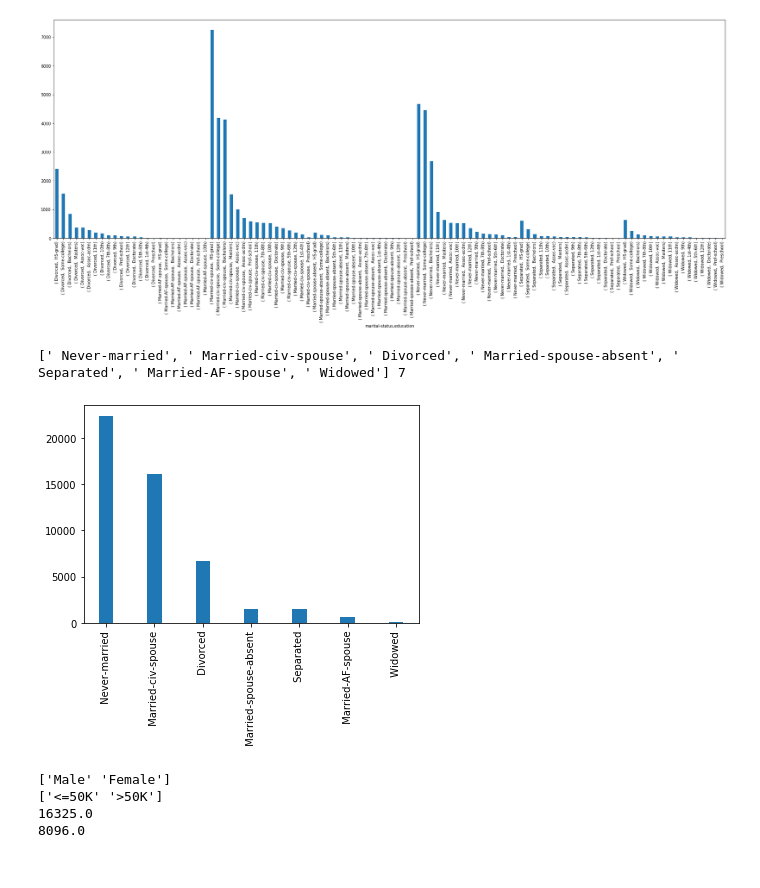
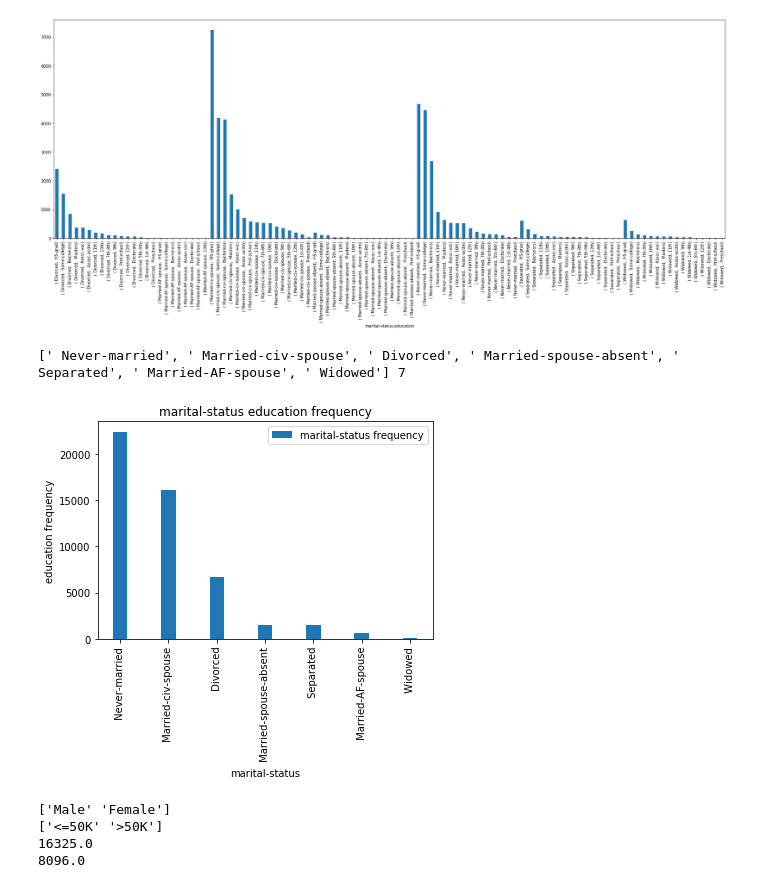
Before and after one commit to DandDevy/dataAnalyticsProject1, a Jupyter notebook: project.ipynb, the cells around one changed output. Cells and saved outputs as stored; diff of their text form; code cells hidden in the pictures.

```diff
--- a/project.ipynb
+++ b/project.ipynb
@@ -375,22 +411,29 @@ Name: education, Length: 104, dtype: int64
 [figure]
 # %%
 def task8improved():
+    """
+    Bar chart representing the education frequency per marital status
+    """
     t8df = dataframeFromCSV.copy()[["marital-status","education"]]
     t8df = t8df.dropna()
     t8_educ = t8df["marital-status"].unique().tolist()
     print(t8_educ, len(t8_educ))
     index = np.arange( len(t8_educ))
     fig, ax = plt.subplots()
     ax.bar(index, t8df["marital-status"].value_counts(), 0.3,label=str(t8_educ))
     ax.set_xticklabels(t8_educ,rotation=90)
     ax.set_xticks(index)
+    ax.set_xlabel('marital-status')
+    ax.set_ylabel('education frequency')
+    ax.set_title('marital-status education frequency')
+    ax.legend(["marital-status frequency"])
     plt.show()
 
 
 task8improved()
 # %% [output]
 [' Never-married', ' Married-civ-spouse', ' Divorced', ' Married-spouse-absent', ' Separated', ' Married-AF-spouse', ' Widowed'] 7
-[figure, old version]
+[figure, new version]
 # %%
 def task7():
     """
```
Also changed, not shown: parts of 11 cells of this notebook.
